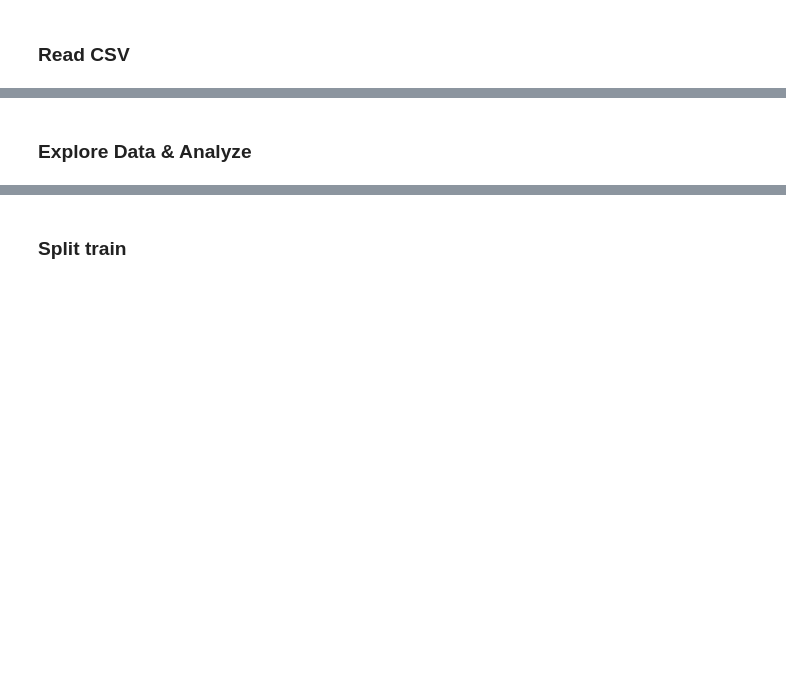
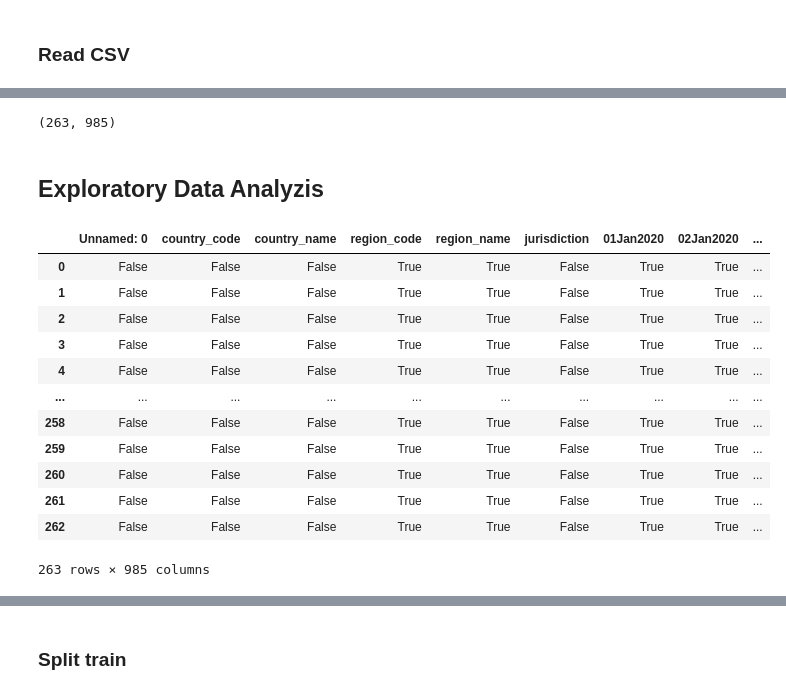
Before and after one commit to tekadata/covid_time_series_prediction, a Jupyter notebook: notebooks/EDA_RNN_TeKa.ipynb, the cells around one changed output, grey strips where cells are left out. Cells and saved outputs as stored; diff of their text form; code cells hidden in the pictures; blank space fills up the shorter version.

```diff
--- a/notebooks/EDA_RNN_TeKa.ipynb
+++ b/notebooks/EDA_RNN_TeKa.ipynb
@@ -88,0 +171,4 @@ FileNotFoundError: [Errno 2] No such file or directory: '../raw_data/c1m_school_
+# %%
+ts_cases_csv = pd.read_csv('../raw_data/confirmed_cases.csv') #,index_col=)
+
+ts_cases_csv.head()
@@ -89,3 +183,5 @@ FileNotFoundError: [Errno 2] No such file or directory: '../raw_data/c1m_school_
 # %%
-data_csv.shape
+ts_cases_csv.shape
+# %% [output]
+(263, 985)
 # %%
@@ -93,5 +189,19 @@ data_csv.plot();
 # %% [markdown]
-### Explore Data & Analyze
+## Exploratory Data Analyzis
 # %%
-data_csv.isna()
+ts_cases_csv.isna()
+# %% [output]
+|  | Unnamed: 0 | country_code | country_name | region_code | region_name | jurisdiction | 01Jan2020 | 02Jan2020 | ... |
+| 0 | False | False | False | True | True | False | True | True | ... |
+| 1 | False | False | False | True | True | False | True | True | ... |
+| 2 | False | False | False | True | True | False | True | True | ... |
+| 3 | False | False | False | True | True | False | True | True | ... |
+| 4 | False | False | False | True | True | False | True | True | ... |
+| ... | ... | ... | ... | ... | ... | ... | ... | ... | ... |
+| 258 | False | False | False | True | True | False | True | True | ... |
+| 259 | False | False | False | True | True | False | True | True | ... |
+| 260 | False | False | False | True | True | False | True | True | ... |
+| 261 | False | False | False | True | True | False | True | True | ... |
+| 262 | False | False | False | True | True | False | True | True | ... |
+263 rows × 985 columns
 # %%
```
Also changed, not shown: parts of 32 cells of this notebook.
